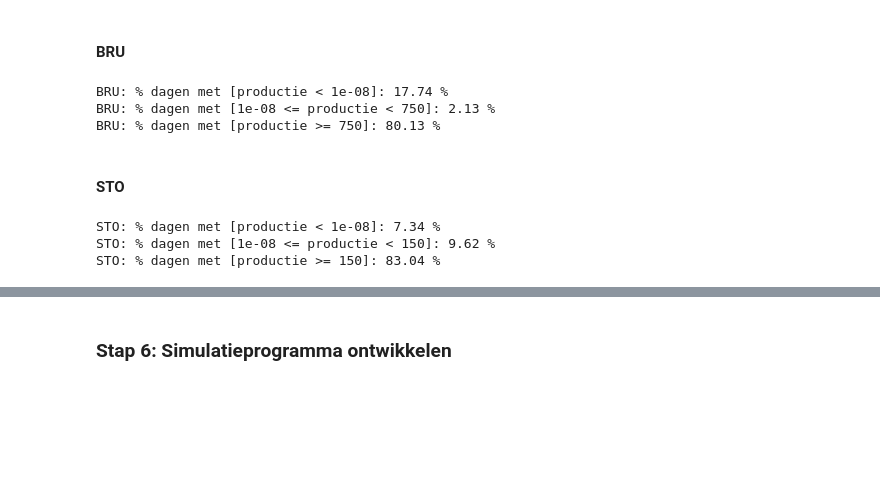
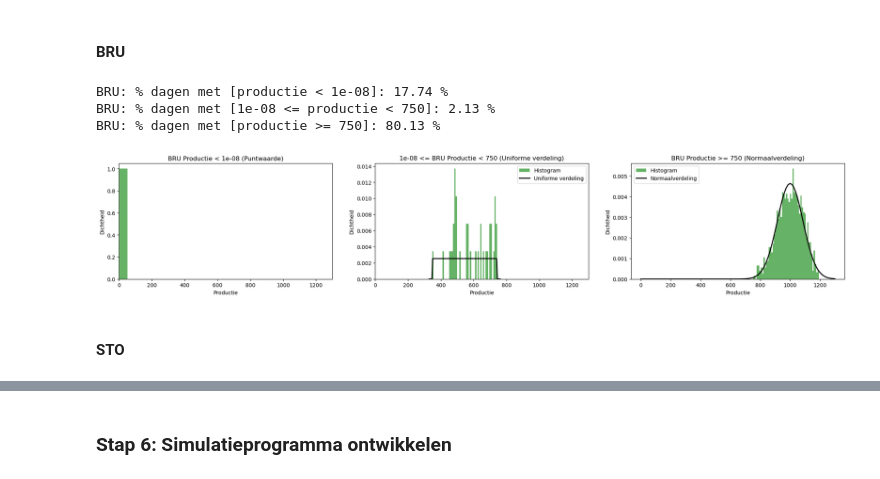
Before and after one commit to craftyraf/project-productie-proces, a Jupyter notebook: notebooks/Deel 1 - productieproces.ipynb, the cells around one changed output, grey strips where cells are left out. Saved outputs shown, nothing was run; the diff lists cells and outputs as text; code cells hidden in the pictures; blank space fills up the shorter version.

Commit message:
Functies wat geoptimaliseerd. Deel 1 is nu t/m vraag 5 klaar wat mij betreft. Morgen bekijk ik de rest nog even.

```diff
--- a/notebooks/Deel 1 - productieproces.ipynb
+++ b/notebooks/Deel 1 - productieproces.ipynb
@@ -217,13 +220,34 @@ In bovenstaande grafieken is duidelijk zichtbaar dat een normaalverdeling niet z
 #### BRU
 # %%
 # Gebruik de functie 'create_segments' om de segmenten te maken (grenzen werden visueel bepaald)
+# en het aandeel per segment te berekenen.
 segment_1, segment_2, segment_3, \
 location, threshold_1, threshold_2, \
 total_days_location = create_segments('BRU', 10**(-8), 750, combined_df_cleaned)
 
-# Bereken het aandeel van elk van de segmenten
-calculate_segment_shares(location, segment_1, segment_2, segment_3, threshold_1, threshold_2, total_days_location)
+# Bepaal xmax als het maximum van de productie van de desbetreffende locatie
+# afgerond naar boven naar het dichtstbijzijnde veelvoud van 50, vermeerderd met 100.
+maximum = int(np.ceil(combined_df_cleaned[combined_df_cleaned['location'] == location]['production'].max() / 50) * 50) + 100
+
+# Maak een grafiek van elk segment
+plt.subplots(1, 3, figsize=(25, 4), gridspec_kw={'width_ratios': [4, 4, 4]})
+
+# Segment 1
+plt.subplot(1, 3, 1)
+generate_point_distribution(segment_1['production'], location, threshold_1, maximum, "green")
+
+# Segment 2
+plt.subplot(1, 3, 2)
+generate_uniform_distribution(segment_2['production'], location, threshold_1, threshold_2, maximum, "green")
+
+# Segment 3
+plt.subplot(1, 3, 3)
+generate_normal_distribution(segment_3['production'], location, threshold_2, maximum, "green")
+
+plt.subplots_adjust(wspace=0.2)
+plt.show()
 # %% [output]
 BRU: % dagen met [productie < 1e-08]: 17.74 %
 BRU: % dagen met [1e-08 <= productie < 750]: 2.13 %
 BRU: % dagen met [productie >= 750]: 80.13 %
+[figure, added]
@@ -288,14 +254,2 @@ plt.show()
 # %% [markdown]
 #### STO
-# %%
-# Gebruik de functie 'create_segments' om de segmenten te maken (grenzen werden visueel bepaald)
-segment_1, segment_2, segment_3, \
-location, threshold_1, threshold_2, \
-total_days_location = create_segments('STO', 10**(-8), 150, combined_df_cleaned)
-
-# Bereken het aandeel van elk van de segmenten
-calculate_segment_shares(location, segment_1, segment_2, segment_3, threshold_1, threshold_2, total_days_location)
-# %% [output]
-STO: % dagen met [productie < 1e-08]: 7.34 %
-STO: % dagen met [1e-08 <= productie < 150]: 9.62 %
-STO: % dagen met [productie >= 150]: 83.04 %
```
Also changed, not shown: parts of 5 cells of this notebook, 2 other files.
